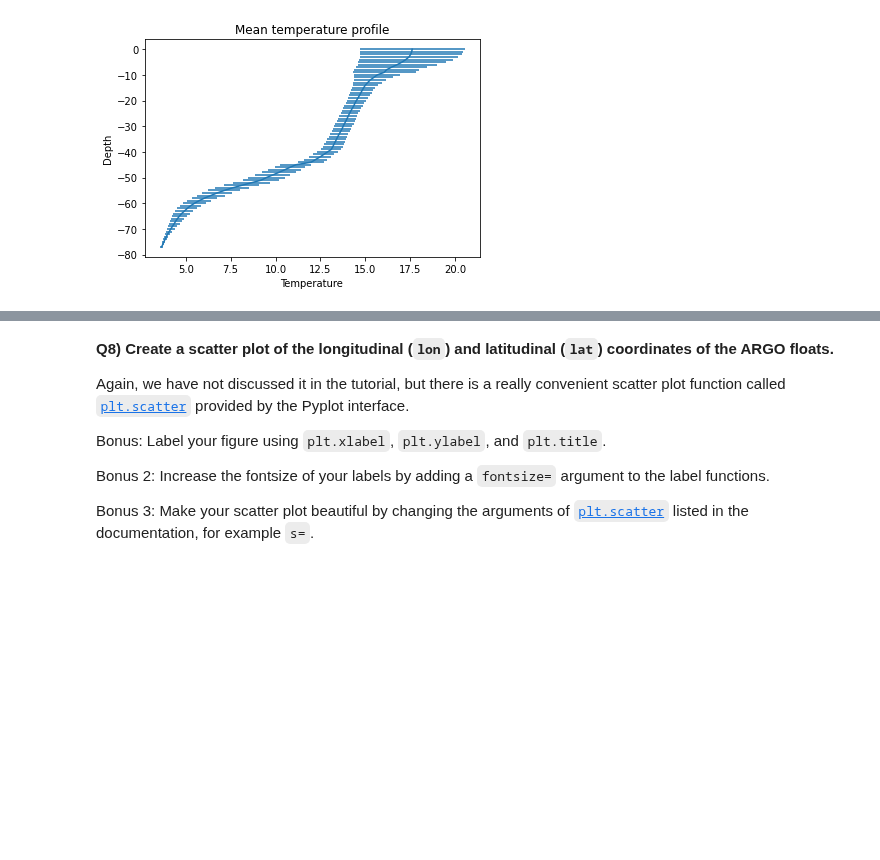
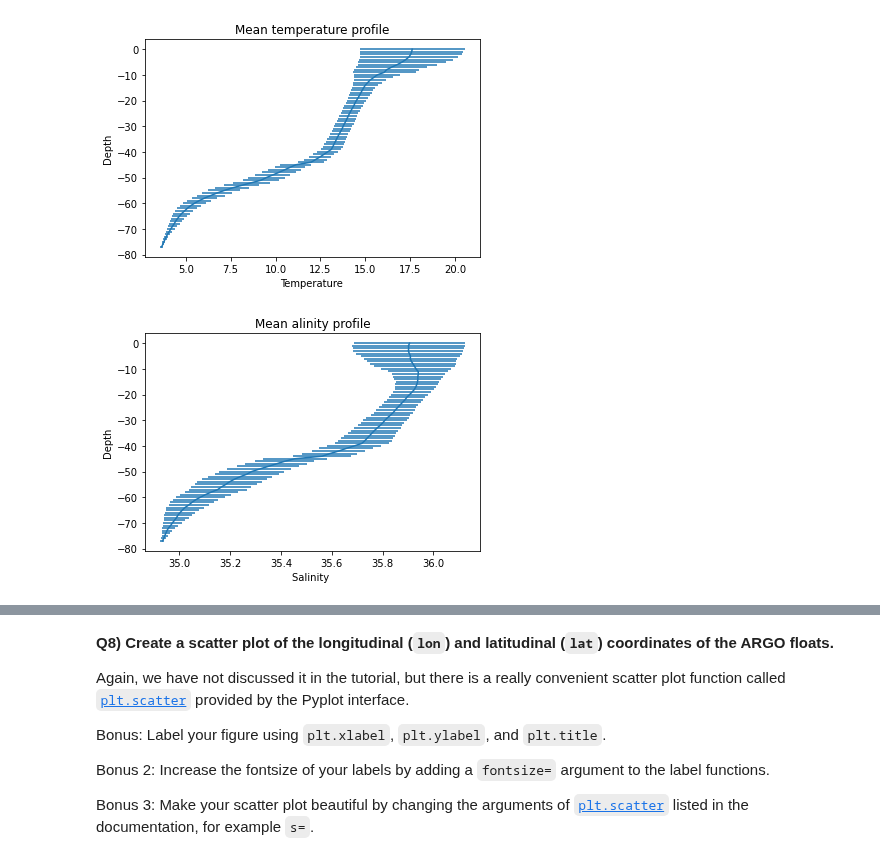
Before and after one commit to Kriegtho/2022_Intro_Python, a Jupyter notebook: Exercises/W2_S1.ipynb, the cells around one changed output, grey strips where cells are left out. Saved outputs shown, nothing was run; the diff lists cells and outputs as text; code cells hidden in the pictures; blank space fills up the shorter version.

```diff
--- a/Exercises/W2_S1.ipynb
+++ b/Exercises/W2_S1.ipynb
@@ -428,3 +428,10 @@ plt.ylabel('Depth')
 plt.title('Mean temperature profile');
 # %% [output]
 [figure]
+# %%
+plt.errorbar(S_mean_nan,-level,xerr=S_std_nan)
+plt.xlabel('Salinity ')
+plt.ylabel('Depth')
+plt.title('Mean alinity profile');
+# %% [output]
+[figure, added]
```
Also changed, not shown: parts of 2 cells of this notebook.
